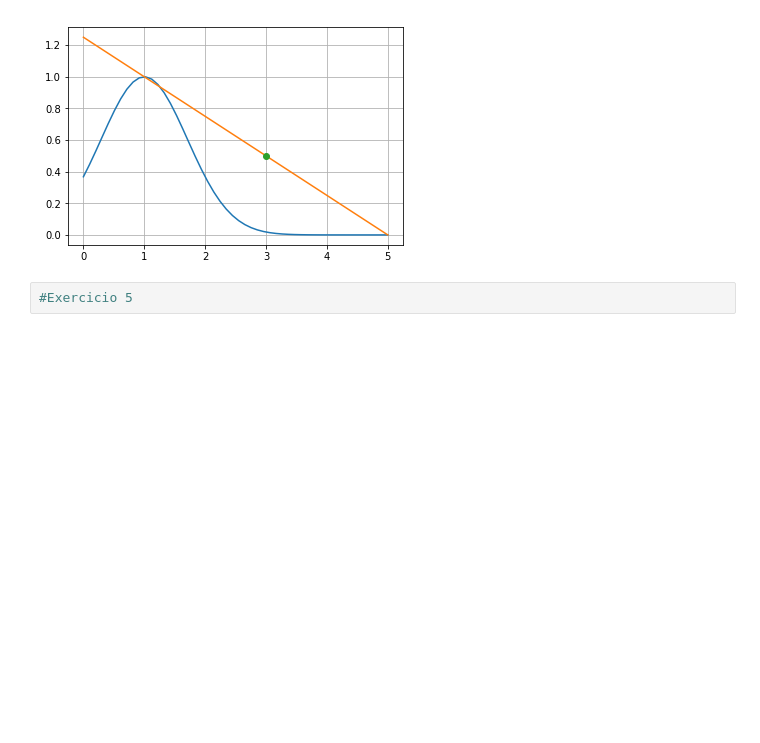
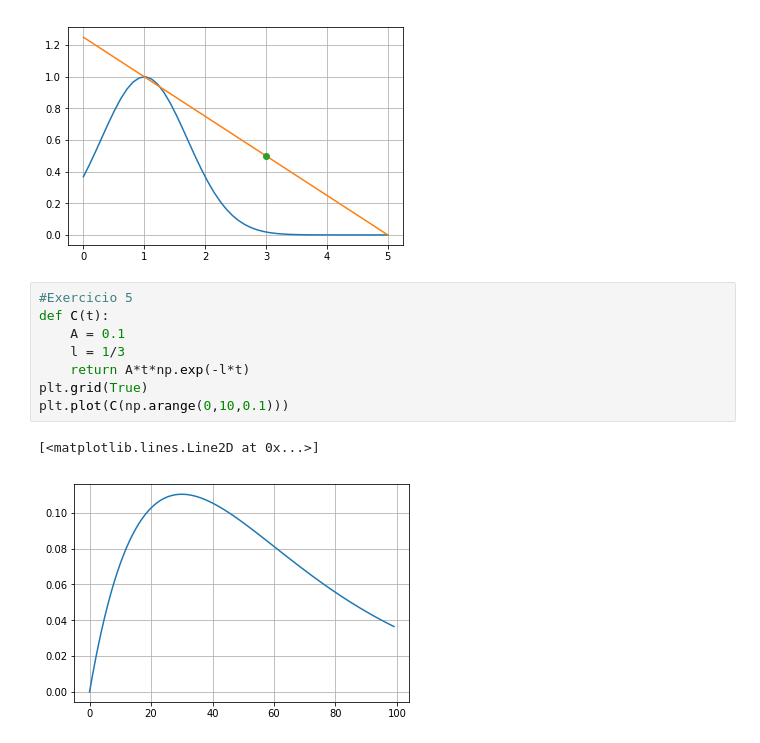
Before and after one commit to jssfilho/JupyterNoteBooks, a Jupyter notebook: atividadeMetodosAbertos.ipynb, the cells around one changed output. Saved outputs shown, nothing was run; the diff lists cells and outputs as text; blank space fills up the shorter version.

```diff
--- a/atividadeMetodosAbertos.ipynb
+++ b/atividadeMetodosAbertos.ipynb
@@ -113,5 +113,14 @@ plt.plot(3, 1/2, marker='o')
 # %% [output]
 [<matplotlib.lines.Line2D at 0x...>]
 [figure]
-# %%
-#Exercicio 5
+# %%
+#Exercicio 5
+def C(t):
+    A = 0.1
+    l = 1/3
+    return A*t*np.exp(-l*t)
+plt.grid(True)
+plt.plot(C(np.arange(0,10,0.1)))
+# %% [output]
+[<matplotlib.lines.Line2D at 0x...>]
+[figure, added]
```
Also changed, not shown: parts of 5 cells of this notebook, 1 other file.
